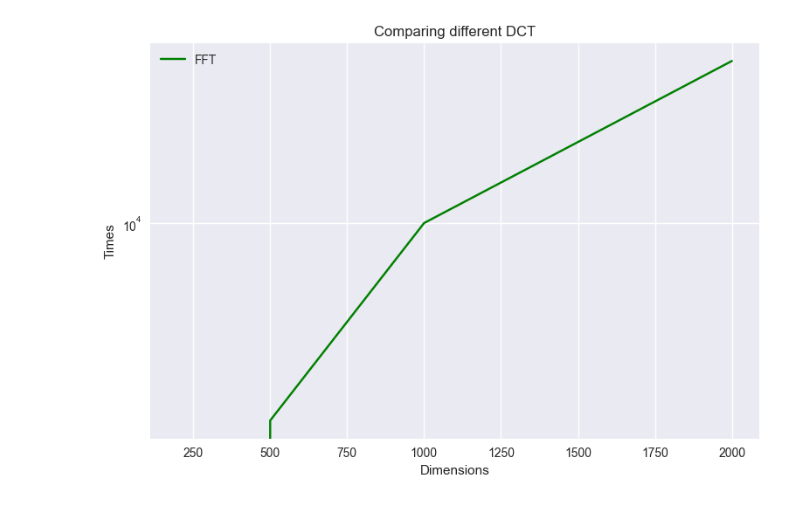
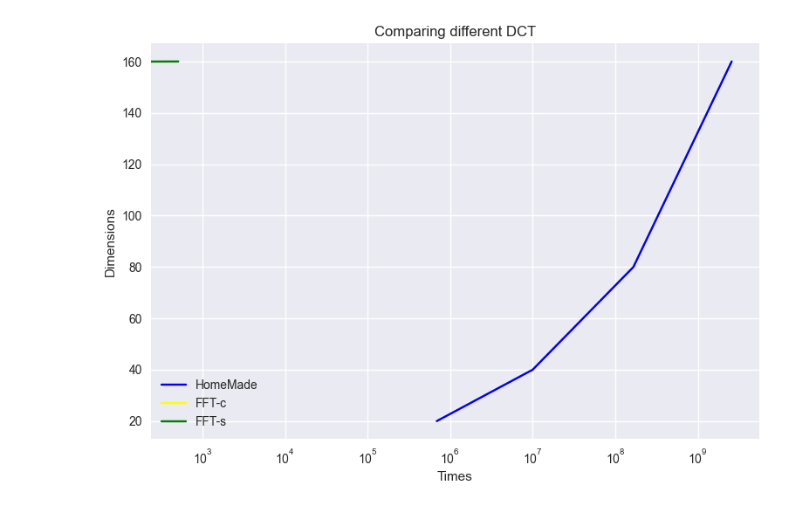
Before and after one commit to dadegrande99/ImageCompressionDCT, a Jupyter notebook: testTimeDCT.ipynb, the cells around one changed output. Saved outputs shown, nothing was run; the diff lists cells and outputs as text; code cells hidden in the pictures.

```diff
--- a/testTimeDCT.ipynb
+++ b/testTimeDCT.ipynb
@@ -57,0 +92,19 @@ plt.show()
+# %%
+#type = "FFT"
+for type in timing:
+    if type == "FFT-s":
+        col = "green"
+    elif type == "FFT-c":
+        col = "yellow"
+    elif type == "HomeMade":
+        col = "blue"
+    plt.semilogy(timing[type], dimensions, color=col, label=type)
+    #for i in range(len(dimensions)):
+        #plt.plot(dimensions[i], (timing[type][i]), color='red', marker='o')
+        #plt.text(dimensions[i], timing[type][i], u.printTime(timing[type][i]), color='black', ha='left', va="bottom", rotation=45)
+
+plt.xlabel('Times')
+plt.ylabel('Dimensions')
+plt.title('Comparing different DCT')
+plt.legend()
+plt.show()
@@ -58,16 +113,38 @@ plt.show()
+# %%
+for type in timing:
+    if type == "FFT-s":
+        col = "green"
+    elif type == "FFT-c":
+        col = "yellow"
+    elif type == "HomeMade":
+        col = "blue"
+    plt.semilogx(timing[type], dimensions, color=col, label=type)
+    #for i in range(len(dimensions)):
+        #plt.plot(dimensions[i], (timing[type][i]), color='red', marker='o')
+        #plt.text(dimensions[i], timing[type][i], u.printTime(timing[type][i]), color='black', ha='left', va="bottom", rotation=45)
+
+plt.xlabel('Times')
+plt.ylabel('Dimensions')
+plt.title('Comparing different DCT')
+plt.legend()
+plt.show()
+# %% [output]
+[figure, added]
 # %%
-type = "FFT"
-# for type in timing:
-if type == "FFT":
-    col = "green"
-elif type == "HomeMade":
-    col = "blue"
-plt.semilogx(dimensions, timing[type], color=col, label=type)
+for type in timing:
+    if type == "FFT-s":
+        col = "green"
+    elif type == "FFT-c":
+        col = "yellow"
+    elif type == "HomeMade":
+        col = "blue"
+    plt.semilogx(dimensions, timing[type], color=col, label=type)
+    #for i in range(len(dimensions)):
+        #plt.plot(dimensions[i], (timing[type][i]), color='red', marker='o')
+        #plt.text(dimensions[i], timing[type][i], u.printTime(timing[type][i]), color='black', ha='left', va="bottom", rotation=45)
 
-plt.xlabel('Dimensions')
-plt.ylabel('Times')
+plt.xlabel('Times')
+plt.ylabel('Dimensions')
 plt.title('Comparing different DCT')
 plt.legend()
 plt.show()
-# %% [output]
-[figure, removed]
```
Also changed, not shown: parts of 6 cells of this notebook, 2 other files.
